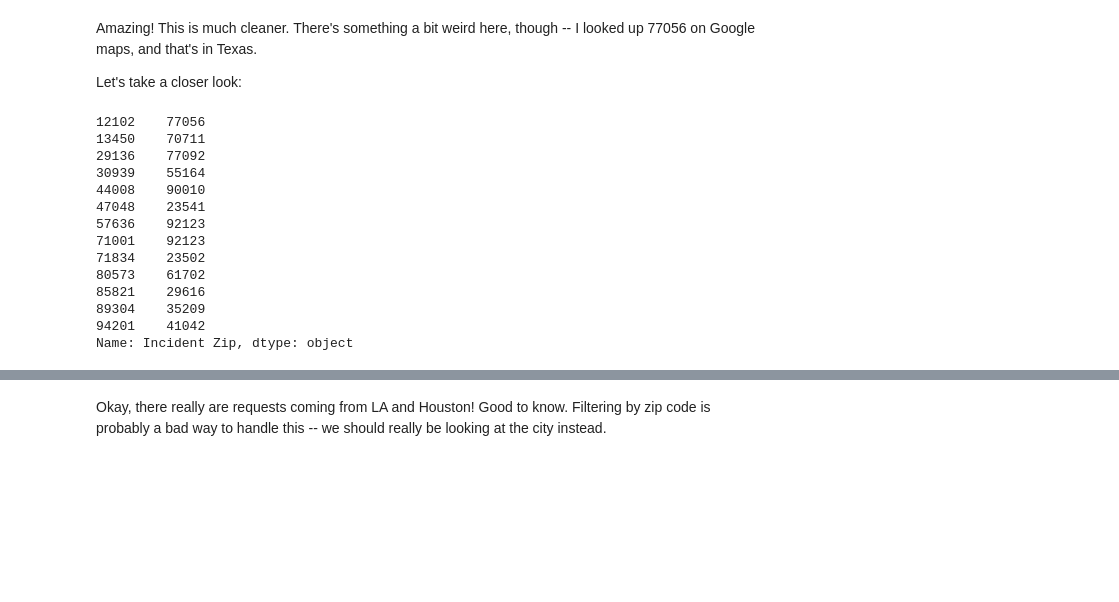
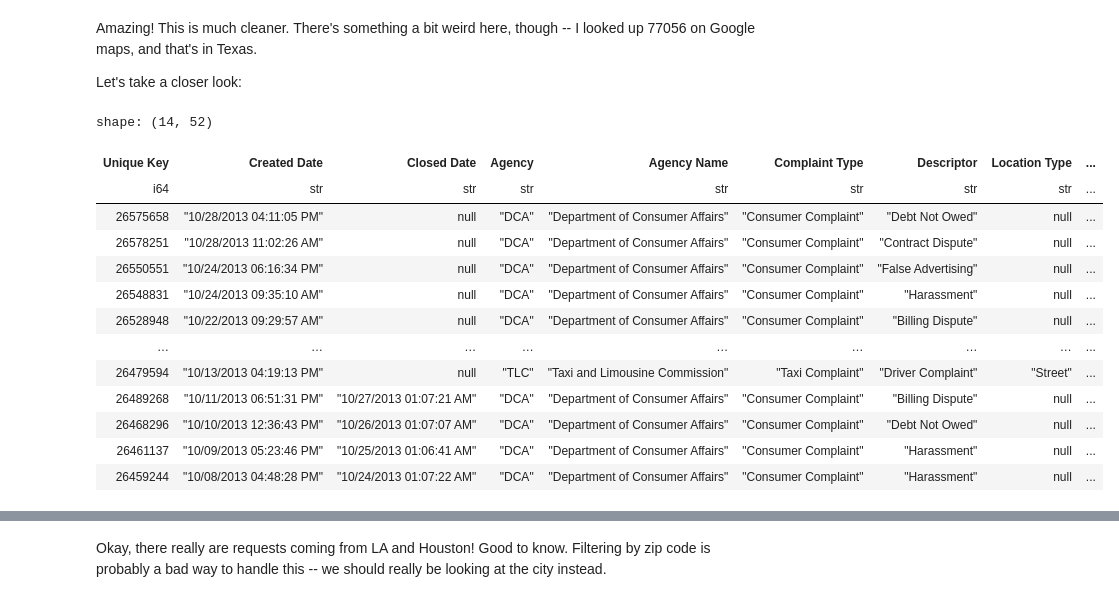
Before and after one commit to sergiorgiraldo/DataScience-Showcase, a Jupyter notebook: pandas-cookbook/cookbook-polars/Chapter 7 - Cleaning up messy data.ipynb, the cells around one changed output, grey strips where cells are left out. Cells and saved outputs as stored; diff of their text form; code cells hidden in the pictures; blank space fills up the shorter version.

```diff
--- a/pandas-cookbook/cookbook-polars/Chapter 7 - Cleaning up messy data.ipynb
+++ b/pandas-cookbook/cookbook-polars/Chapter 7 - Cleaning up messy data.ipynb
@@ -173,17 +200,0 @@ is_far = ~(is_close) & zips.notnull()
-# %%
-zips[is_far]
-# %% [output]
-12102    77056
-13450    70711
-29136    77092
-30939    55164
-44008    90010
-47048    23541
-57636    92123
-71001    92123
-71834    23502
-80573    61702
-85821    29616
-89304    35209
-94201    41042
-Name: Incident Zip, dtype: object
@@ -190 +205,18 @@ Name: Incident Zip, dtype: object
+# %%
+requests.filter(is_far)
+# %% [output]
+shape: (14, 52)
+| Unique Key | Created Date | Closed Date | Agency | Agency Name | Complaint Type | Descriptor | Location Type | ... |
+| i64 | str | str | str | str | str | str | str | ... |
+| 26575658 | "10/28/2013 04:11:05 PM" | null | "DCA" | "Department of Consumer Affairs" | "Consumer Complaint" | "Debt Not Owed" | null | ... |
+| 26578251 | "10/28/2013 11:02:26 AM" | null | "DCA" | "Department of Consumer Affairs" | "Consumer Complaint" | "Contract Dispute" | null | ... |
+| 26550551 | "10/24/2013 06:16:34 PM" | null | "DCA" | "Department of Consumer Affairs" | "Consumer Complaint" | "False Advertising" | null | ... |
+| 26548831 | "10/24/2013 09:35:10 AM" | null | "DCA" | "Department of Consumer Affairs" | "Consumer Complaint" | "Harassment" | null | ... |
+| 26528948 | "10/22/2013 09:29:57 AM" | null | "DCA" | "Department of Consumer Affairs" | "Consumer Complaint" | "Billing Dispute" | null | ... |
+| … | … | … | … | … | … | … | … | ... |
+| 26479594 | "10/13/2013 04:19:13 PM" | null | "TLC" | "Taxi and Limousine Commission" | "Taxi Complaint" | "Driver Complaint" | "Street" | ... |
+| 26489268 | "10/11/2013 06:51:31 PM" | "10/27/2013 01:07:21 AM" | "DCA" | "Department of Consumer Affairs" | "Consumer Complaint" | "Billing Dispute" | null | ... |
+| 26468296 | "10/10/2013 12:36:43 PM" | "10/26/2013 01:07:07 AM" | "DCA" | "Department of Consumer Affairs" | "Consumer Complaint" | "Debt Not Owed" | null | ... |
+| 26461137 | "10/09/2013 05:23:46 PM" | "10/25/2013 01:06:41 AM" | "DCA" | "Department of Consumer Affairs" | "Consumer Complaint" | "Harassment" | null | ... |
+| 26459244 | "10/08/2013 04:48:28 PM" | "10/24/2013 01:07:22 AM" | "DCA" | "Department of Consumer Affairs" | "Consumer Complaint" | "Harassment" | null | ... |
 # %%
```
Also changed, not shown: parts of 17 cells of this notebook, 2 other files.
